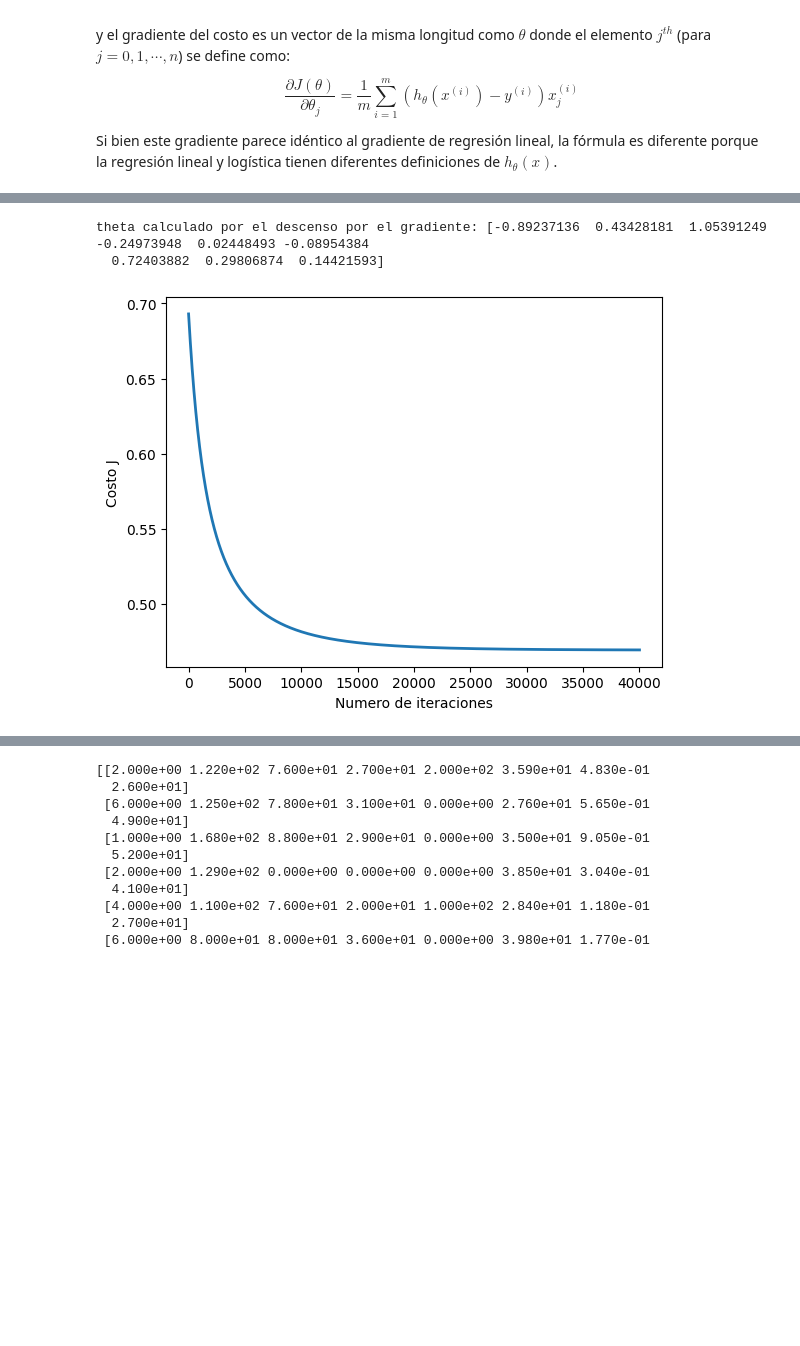
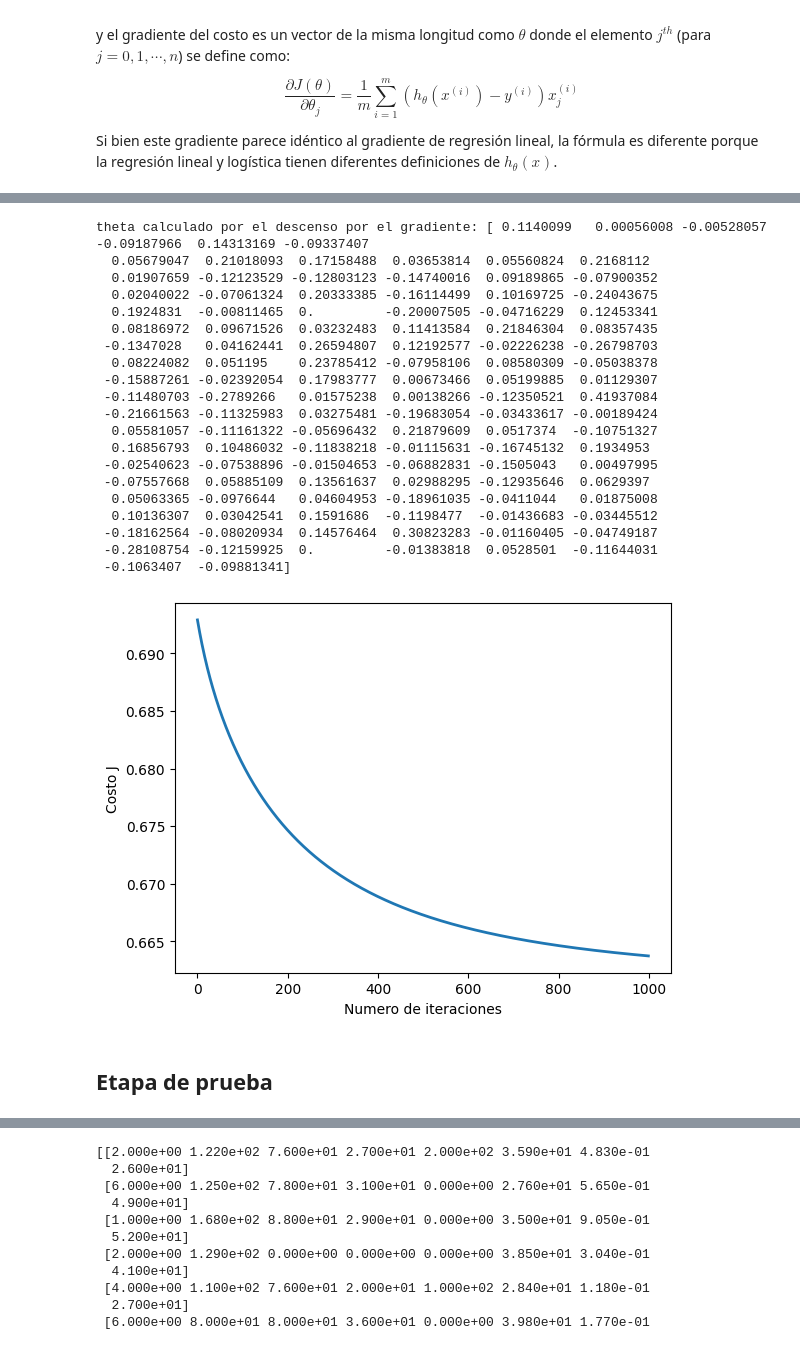
Before and after one commit to xKevin441/SIS420-IA-Kevin-Tarqui, a Jupyter notebook: Laboratorio 02 Regresión logística.ipynb, the cells around one changed output, grey strips where cells are left out. Drawn from its saved outputs; the diff is of its cells as text; code cells hidden in the pictures; blank space fills up the shorter version.

```diff
--- a/Laboratorio 02 Regresión logística.ipynb
+++ b/Laboratorio 02 Regresión logística.ipynb
@@ -217,3 +195,14 @@ def descensoGradiente(theta, X, y, alpha, num_iters):
 
         J_history.append(calcularCosto(theta, X, y))
     return theta, J_history
+# %%
+def agregar_intercepcion(X):
+    m   = X.shape[0]
+    ones = np.ones((m, 1))
+    return np.hstack([ones, X])
+
+X_train_b = agregar_intercepcion(X_train_norm)   # (92650, n+1)
+X_test_b  = agregar_intercepcion(X_test_norm)    # (10293, n+1)
+
+print(f'X_train con bias: {X_train_b.shape}')
+print(f'X_test  con bias: {X_test_b.shape}')
@@ -219,0 +214,15 @@ def descensoGradiente(theta, X, y, alpha, num_iters):
+# %%
+ALPHA      = 0.1
+NUM_ITERS  = 1000
+
+n_features = X_train_b.shape[1]
+theta = np.zeros(n_features).reshape(-1)
+print(f'Número de parámetros θ (incluyendo bias): {n_features}')
+print(f'Tasa de aprendizaje  α : {ALPHA}')
+print(f'Iteraciones            : {NUM_ITERS}')
+print('\n── Entrenando ──────────────────────────────────────────────')
+
+theta, J_history = descensoGradiente(theta, X_train_b, y_train, ALPHA, NUM_ITERS)
+
+print(f'\nCosto inicial  : {J_history[0]:.6f}')
+print(f'Costo final    : {J_history[-1]:.6f}')
@@ -220,20 +238,30 @@ def descensoGradiente(theta, X, y, alpha, num_iters):
 # %%
-# Elegir algun valor para alpha (probar varias alternativas)
-alpha = 0.001
-num_iters = 40000
+plt.plot(np.arange(len(J_history)), J_history, lw=2)
+plt.xlabel('Numero de iteraciones')
+plt.ylabel('Costo J')
 
-# inicializa theta y ejecuta el descenso por el gradiente
-theta = np.zeros(9)
-theta, J_history = descensoGradiente(theta, X, y, alpha, num_iters)
-
-# Grafica la convergencia del costo
-pyplot.plot(np.arange(len(J_history)), J_history, lw=2)
-pyplot.xlabel('Numero de iteraciones')
-pyplot.ylabel('Costo J')
-
-# Muestra los resultados del descenso por el gradiente
 print('theta calculado por el descenso por el gradiente: {:s}'.format(str(theta)))
 # %% [output]
-theta calculado por el descenso por el gradiente: [-0.89237136  0.43428181  1.05391249 -0.24973948  0.02448493 -0.08954384
-  0.72403882  0.29806874  0.14421593]
+theta calculado por el descenso por el gradiente: [ 0.1140099   0.00056008 -0.00528057 -0.09187966  0.14313169 -0.09337407
+  0.05679047  0.21018093  0.17158488  0.03653814  0.05560824  0.2168112
+  0.01907659 -0.12123529 -0.12803123 -0.14740016  0.09189865 -0.07900352
+  0.02040022 -0.07061324  0.20333385 -0.16114499  0.10169725 -0.24043675
+  0.1924831  -0.00811465  0.         -0.20007505 -0.04716229  0.12453341
+  0.08186972  0.09671526  0.03232483  0.11413584  0.21846304  0.08357435
+ -0.1347028   0.04162441  0.26594807  0.12192577 -0.02226238 -0.26798703
+  0.08224082  0.051195    0.23785412 -0.07958106  0.08580309 -0.05038378
+ -0.15887261 -0.02392054  0.17983777  0.00673466  0.05199885  0.01129307
+ -0.11480703 -0.2789266   0.01575238  0.00138266 -0.12350521  0.41937084
+ -0.21661563 -0.11325983  0.03275481 -0.19683054 -0.03433617 -0.00189424
+  0.05581057 -0.11161322 -0.05696432  0.21879609  0.0517374  -0.10751327
+  0.16856793  0.10486032 -0.11838218 -0.01115631 -0.16745132  0.1934953
+ -0.02540623 -0.07538896 -0.01504653 -0.06882831 -0.1505043   0.00497995
+ -0.07557668  0.05885109  0.13561637  0.02988295 -0.12935646  0.0629397
+  0.05063365 -0.0976644   0.04604953 -0.18961035 -0.0411044   0.01875008
+  0.10136307  0.03042541  0.1591686  -0.1198477  -0.01436683 -0.03445512
+ -0.18162564 -0.08020934  0.14576464  0.30823283 -0.01160405 -0.04749187
+ -0.28108754 -0.12159925  0.         -0.01383818  0.0528501  -0.11644031
+ -0.1063407  -0.09881341]
-[figure, old version]
+[figure, new version]
+# %% [markdown]
+## Etapa de prueba
```
Also changed, not shown: parts of 33 cells of this notebook.
